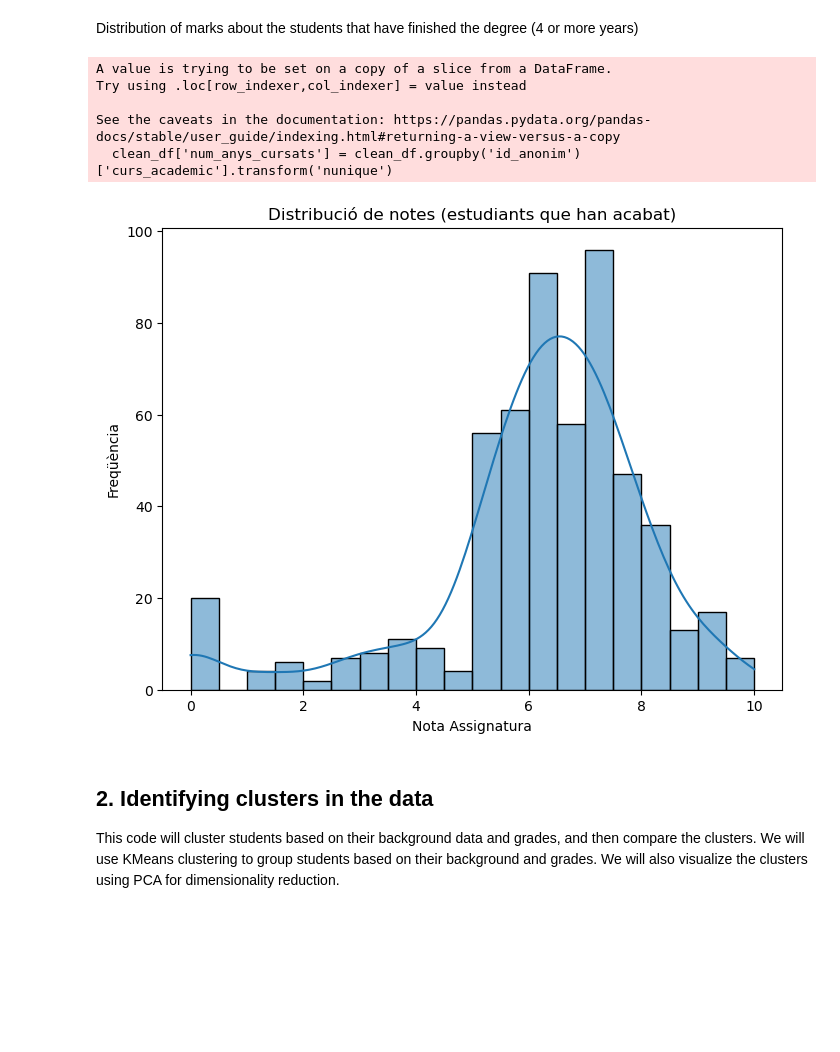
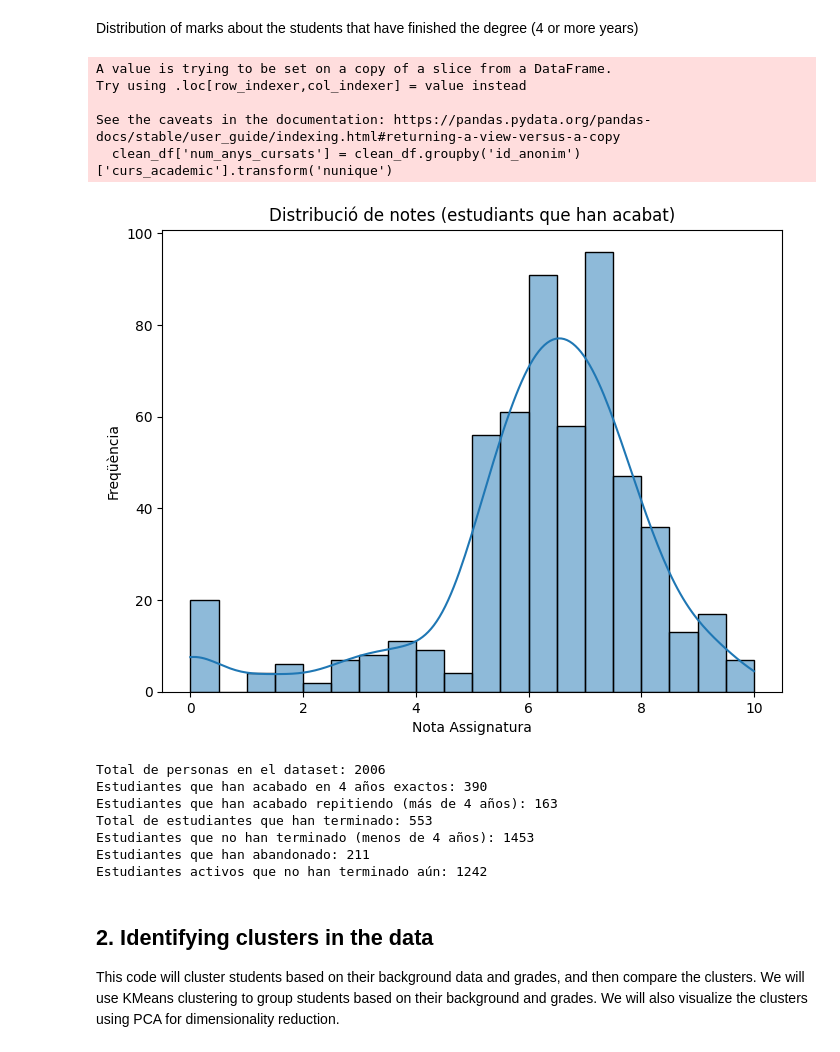
Before and after one commit to laurabolta/Synthesis-Project-I, a Jupyter notebook: Student_plots.ipynb, the cells around one changed output. Saved outputs shown, nothing was run; the diff lists cells and outputs as text; code cells hidden in the pictures; blank space fills up the shorter version.

```diff
--- a/Student_plots.ipynb
+++ b/Student_plots.ipynb
@@ -223,20 +376,47 @@ Distribution of marks about the students that have finished the degree (4 or mor
 # %%
 clean_df['num_anys_cursats'] = clean_df.groupby('id_anonim')['curs_academic'].transform('nunique')
 students_finish = clean_df[clean_df['num_anys_cursats'] >= 4]
 students_finish_unique = students_finish.drop_duplicates(subset='id_anonim', keep='first')
+students_finish_count = students_finish_unique['nota_assignatura'].count()
+
 plt.figure(figsize=(8, 6))
 sns.histplot(students_finish_unique['nota_assignatura'], kde=True, bins=20)
 plt.title('Distribució de notes (estudiants que han acabat)')
 plt.xlabel('Nota Assignatura')
 plt.ylabel('Freqüència')
 plt.show()
+
+finished_4_years = students_finish_unique[students_finish_unique['num_anys_cursats'] == 4]
+finished_more_years = students_finish_unique[students_finish_unique['num_anys_cursats'] > 4]
+
+total_personas = clean_df['id_anonim'].nunique()
+print(f"Total de personas en el dataset: {total_personas}")
+print(f"Estudiantes que han acabado en 4 años exactos: {len(finished_4_years)}")
+print(f"Estudiantes que han acabado repitiendo (más de 4 años): {len(finished_more_years)}")
+print(f"Total de estudiantes que han terminado: {students_finish_count}")
+
+not_finished = clean_df[clean_df['num_anys_cursats'] < 4]
+not_finished_unique = not_finished.drop_duplicates(subset='id_anonim', keep='first')
+print(f"Estudiantes que no han terminado (menos de 4 años): {len(not_finished_unique)}")
+abandoned = clean_df[clean_df['abandonament'] == 1]
+abandoned_unique = abandoned.drop_duplicates(subset='id_anonim', keep='first')
+print(f"Estudiantes que han abandonado: {len(abandoned_unique)}")
+active_not_finished = not_finished_unique[not_finished_unique['abandonament'] == 0]
+print(f"Estudiantes activos que no han terminado aún: {len(active_not_finished)}")
 # %% [output]
 A value is trying to be set on a copy of a slice from a DataFrame.
 Try using .loc[row_indexer,col_indexer] = value instead
 
 See the caveats in the documentation: https://pandas.pydata.org/pandas-docs/stable/user_guide/indexing.html#returning-a-view-versus-a-copy
   clean_df['num_anys_cursats'] = clean_df.groupby('id_anonim')['curs_academic'].transform('nunique')
-[figure, old version]
+[figure, new version]
+Total de personas en el dataset: 2006
+Estudiantes que han acabado en 4 años exactos: 390
+Estudiantes que han acabado repitiendo (más de 4 años): 163
+Total de estudiantes que han terminado: 553
+Estudiantes que no han terminado (menos de 4 años): 1453
+Estudiantes que han abandonado: 211
+Estudiantes activos que no han terminado aún: 1242
 # %% [markdown]
 ## 2. Identifying clusters in the data
 This code will cluster students based on their background data and grades, and then compare the clusters. We will use KMeans clustering to group students based on their background and grades. We will also visualize the clusters using PCA for dimensionality reduction.
```
Also changed, not shown: parts of 23 cells of this notebook.
